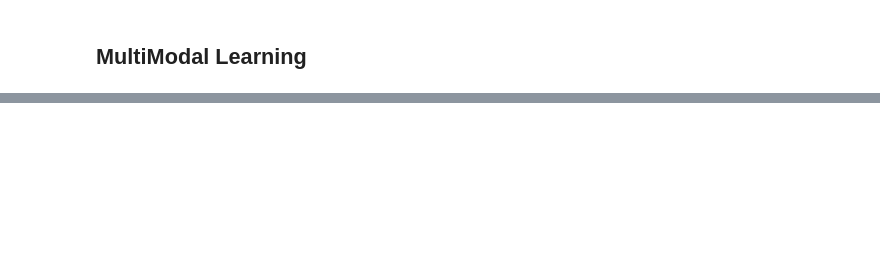
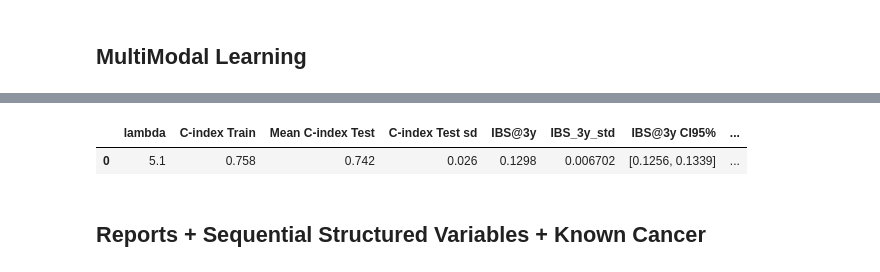
Before and after one commit to multisigbert-2026/MultiSigBERT, a Jupyter notebook: notebooks/multisigbert_study.ipynb, the cells around one changed output, grey strips where cells are left out. Cells and saved outputs as stored; diff of their text form; code cells hidden in the pictures; blank space fills up the shorter version.

```diff
--- a/notebooks/multisigbert_study.ipynb
+++ b/notebooks/multisigbert_study.ipynb
@@ -547,0 +619,37 @@ df_summary
+# %%
+# 1. Import "./cancer_word_embeddings.pkl"
+cancer_embeddings = pd.read_pickle("./cancer_word_embeddings.pkl")
+
+# 2. Transform the cancer_embeddings dictionary into a DataFrame:
+# The keys become a column named 'Categorie_generale', and the values are expanded into separate columns
+df_embeddings = pd.DataFrame.from_dict(cancer_embeddings, orient='index')
+df_embeddings.reset_index(inplace=True)
+
+# 3. Rename index column to 'Categorie_generale'
+df_embeddings = df_embeddings.rename(columns={'index': 'Categorie_generale'})
+
+# Rename embedding columns to Z1, Z2, Z3, ...
+embedding_cols = [col for col in df_embeddings.columns if col != 'Categorie_generale']
+new_names = {old: f'Z{i+1}' for i, old in enumerate(embedding_cols)}
+df_embeddings = df_embeddings.rename(columns=new_names)
+
+# 4. Clean 'Categorie_generale': remove leading underscore and replace remaining underscores with spaces
+df_embeddings['Categorie_generale'] = df_embeddings['Categorie_generale'].str.lstrip('▁').str.replace('▁', ' ', regex=False)
+
+# 5. Import "./patient_cancer_connu.csv" into a DataFrame
+df_cancer = pd.read_csv("./patient_cancer_connu.csv")
+
+# 6. Left join: merge df_cancer with embeddings on the 'CATEGORY' column
+df_merged_known_cancer = df_cancer.merge(df_embeddings, how="left", on="Categorie_generale")
+# %%
+# Keep only a few columns: patient ID, category label, and the first 7 covariates (Z1 to Z7)
+df_merged_known_cancer = df_merged_known_cancer[["IPPR", "Categorie_generale"]]
+
+# Raname "IPPR" into "ID"
+df_merged_known_cancer = df_merged_known_cancer.rename(columns={'IPPR': 'ID'})
+
+df_cancer_dummies = pd.get_dummies(
+    df_merged_known_cancer[['ID', 'Categorie_generale']],
+    columns=['Categorie_generale'],
+    drop_first=True
+)
@@ -547,0 +782,8 @@ df_summary
+# %%
+df_results_RO_cancer = pd.DataFrame(results_summary_RO_cancer)
+df_results_RO_cancer
+# %% [output]
+|  | lambda | C-index Train | Mean C-index Test | C-index Test sd | IBS@3y | IBS_3y_std | IBS@3y CI95% | ... |
+| 0 | 5.1 | 0.758 | 0.742 | 0.026 | 0.1298 | 0.006702 | [0.1256, 0.1339] | ... |
+# %% [markdown]
+## Reports + Sequential Structured Variables + Known Cancer
```
Also changed, not shown: parts of 19 cells of this notebook.
